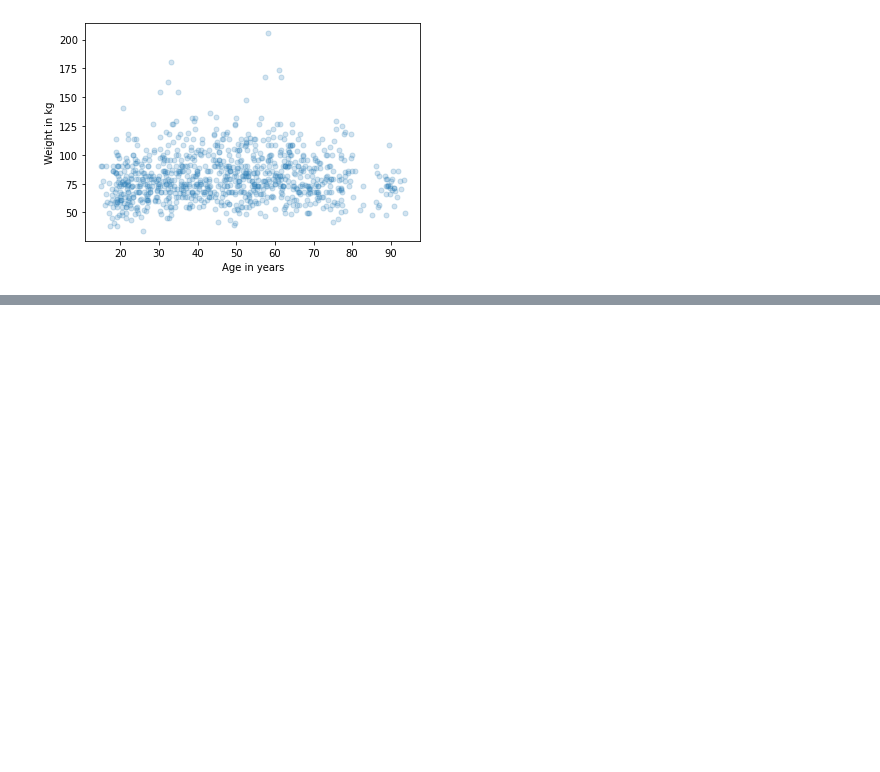
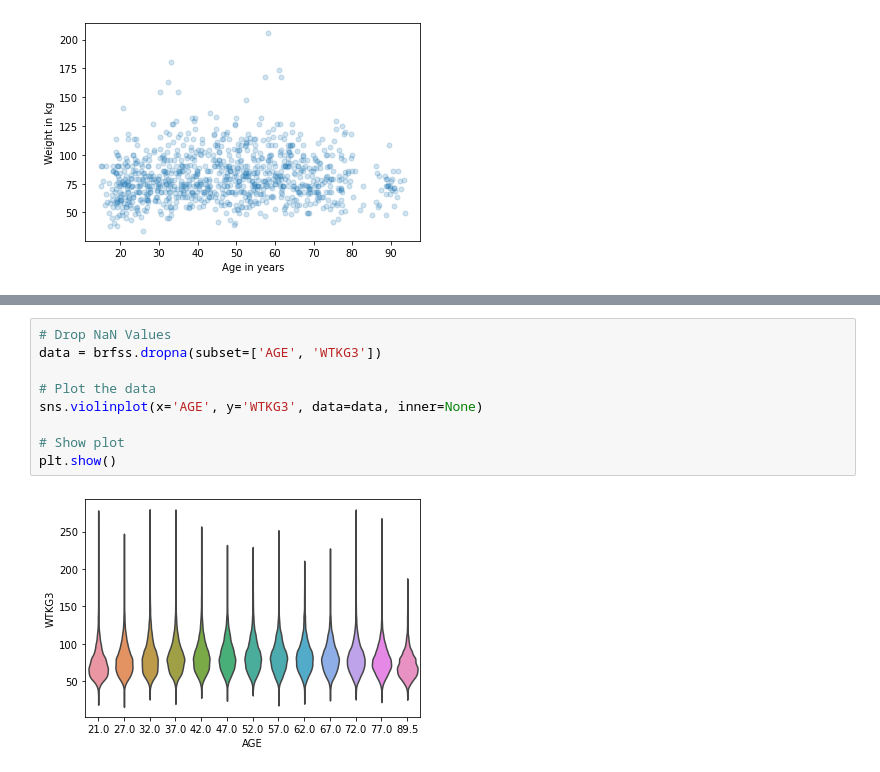
Before and after one commit to SketchQ/DataCamp_DataScience_Track, a Jupyter notebook: 16_Exploratory Data Analysis in Python/Chapter_3_Relationships.ipynb, the cells around one changed output, grey strips where cells are left out. Saved outputs shown, nothing was run; the diff lists cells and outputs as text; blank space fills up the shorter version.

```diff
--- a/16_Exploratory Data Analysis in Python/Chapter_3_Relationships.ipynb
+++ b/16_Exploratory Data Analysis in Python/Chapter_3_Relationships.ipynb
@@ -189,0 +234,11 @@ plt.show()
+# %%
+# Drop NaN Values
+data = brfss.dropna(subset=['AGE', 'WTKG3'])
+
+# Plot the data
+sns.violinplot(x='AGE', y='WTKG3', data=data, inner=None)
+
+# Show plot
+plt.show()
+# %% [output]
+[figure, added]
```
Also changed, not shown: parts of 15 cells of this notebook.
